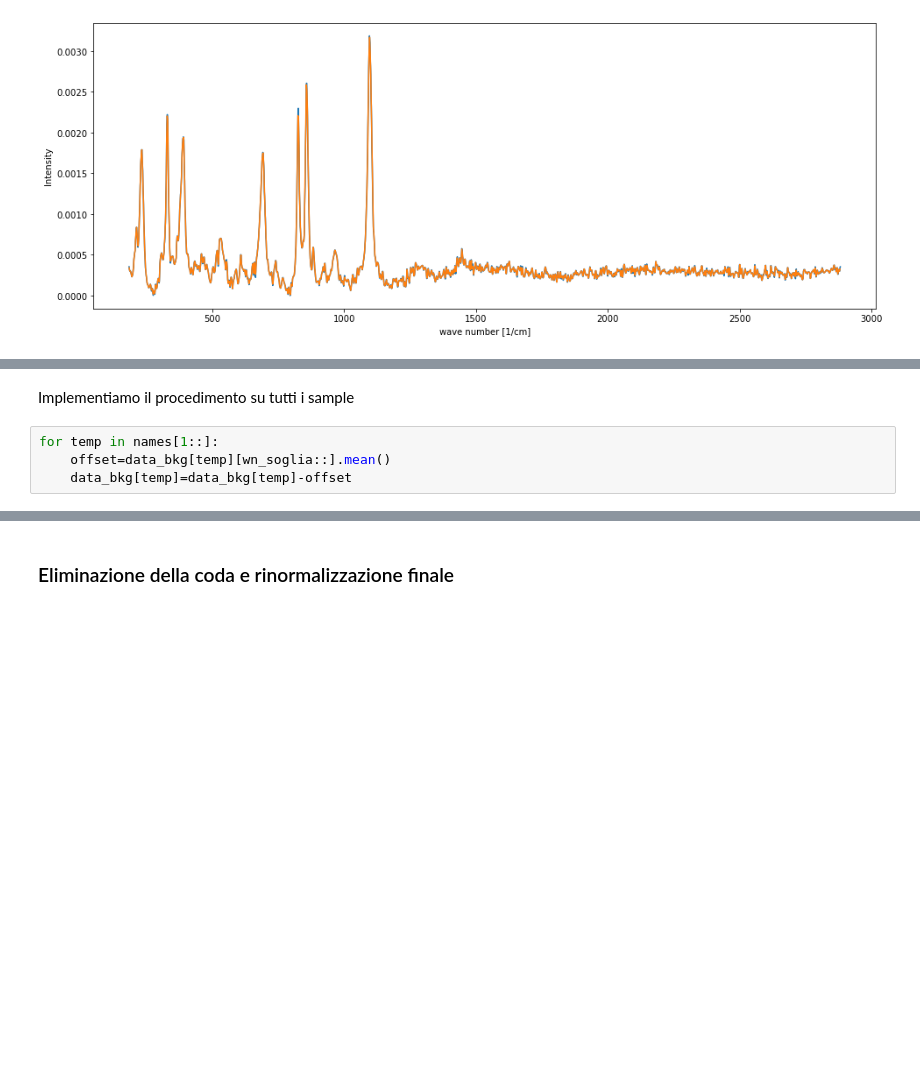
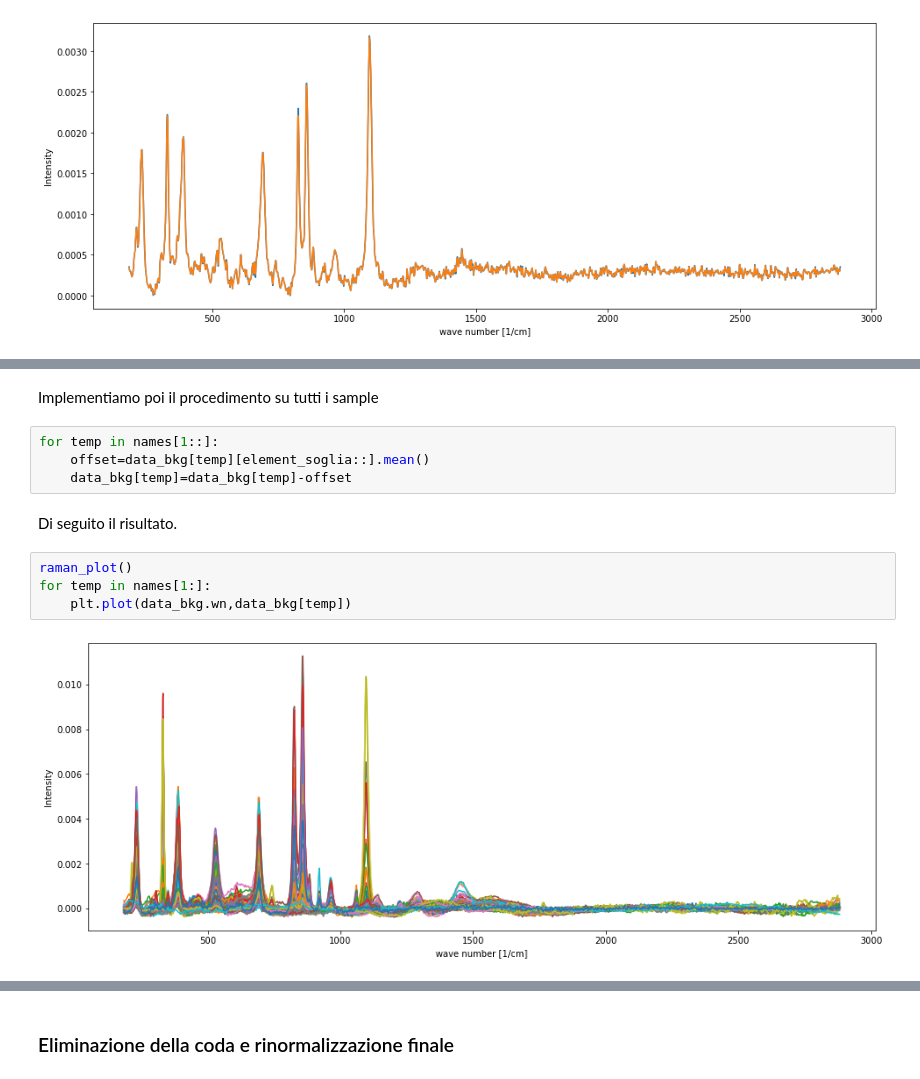
Before and after one commit to FabioBrugnara/repo_raman_4exam, a Jupyter notebook: notebooks/EDA.ipynb, the cells around one changed output, grey strips where cells are left out. Cells and saved outputs as stored; diff of their text form; blank space fills up the shorter version.

```diff
--- a/notebooks/EDA.ipynb
+++ b/notebooks/EDA.ipynb
@@ -214,8 +220,16 @@ plt.plot([wn_soglia,2700],[offset,offset]);
 # %% [output]
 [figure]
 # %% [markdown]
-Implementiamo il procedimento su tutti i sample
+Implementiamo poi il procedimento su tutti i sample
 # %%
 for temp in names[1::]:
-    offset=data_bkg[temp][wn_soglia::].mean()
+    offset=data_bkg[temp][element_soglia::].mean()
     data_bkg[temp]=data_bkg[temp]-offset
+# %% [markdown]
+Di seguito il risultato.
+# %%
+raman_plot()
+for temp in names[1:]:
+    plt.plot(data_bkg.wn,data_bkg[temp])
+# %% [output]
+[figure, added]
```
Also changed, not shown: parts of 47 cells of this notebook, 3 other files.
